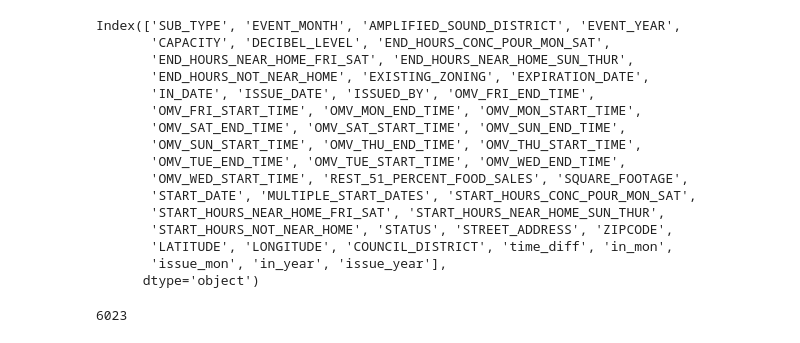
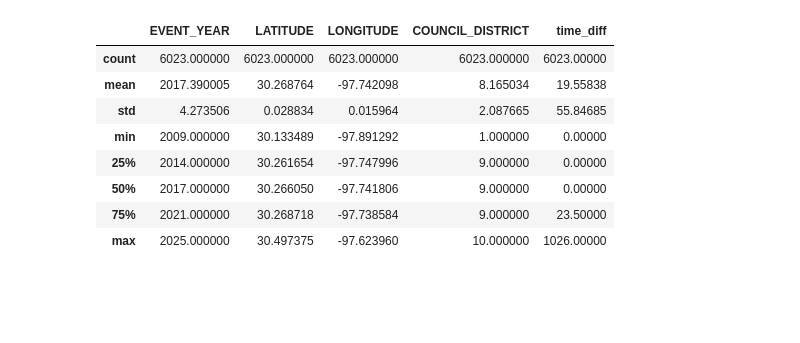
Before and after one commit to dysonspheres/soundOrdinanceProject, a Jupyter notebook: zipcode.ipynb, the cells around one changed output. Cells and saved outputs as stored; diff of their text form; code cells hidden in the pictures; blank space fills up the shorter version.

```diff
--- a/zipcode.ipynb
+++ b/zipcode.ipynb
@@ -4,26 +5,25 @@ import sklearn
 # %%
 df = pd.read_csv("df_times_cleaned.csv")
-df.columns
+
+clean_df = df.drop(columns=['CAPACITY', 'END_HOURS_CONC_POUR_MON_SAT', 'END_HOURS_NEAR_HOME_FRI_SAT','END_HOURS_NEAR_HOME_SUN_THUR',
+                            'END_HOURS_NOT_NEAR_HOME', 'OMV_FRI_END_TIME','OMV_FRI_START_TIME', 'OMV_MON_END_TIME', 'OMV_MON_START_TIME',
+                            'OMV_SAT_END_TIME', 'OMV_SAT_START_TIME', 'OMV_SUN_END_TIME','OMV_SUN_START_TIME', 'OMV_THU_END_TIME',
+                            'OMV_THU_START_TIME','OMV_TUE_END_TIME', 'DECIBEL_LEVEL','OMV_TUE_START_TIME','OMV_WED_END_TIME','OMV_WED_START_TIME',
+                            'SQUARE_FOOTAGE','START_HOURS_CONC_POUR_MON_SAT','START_HOURS_NEAR_HOME_FRI_SAT','START_HOURS_NEAR_HOME_SUN_THUR',
+                            'START_HOURS_NOT_NEAR_HOME', 'STATUS', 'ISSUED_BY', 'STREET_ADDRESS', 'EXPIRATION_DATE', 'EVENT_MONTH',
+                             'in_year', 'in_mon', 'issue_mon', 'issue_year']) # data leakage
+#clean_df['EXPIRATION_DATE'].value_counts()
+# 1. Define your target and features
+#X = df.drop(columns=['time_diff'])  # features
+#y = df['time_diff']  # target
+clean_df.describe()
 # %% [output]
-Index(['SUB_TYPE', 'EVENT_MONTH', 'AMPLIFIED_SOUND_DISTRICT', 'EVENT_YEAR',
-       'CAPACITY', 'DECIBEL_LEVEL', 'END_HOURS_CONC_POUR_MON_SAT',
-       'END_HOURS_NEAR_HOME_FRI_SAT', 'END_HOURS_NEAR_HOME_SUN_THUR',
-       'END_HOURS_NOT_NEAR_HOME', 'EXISTING_ZONING', 'EXPIRATION_DATE',
-       'IN_DATE', 'ISSUE_DATE', 'ISSUED_BY', 'OMV_FRI_END_TIME',
-       'OMV_FRI_START_TIME', 'OMV_MON_END_TIME', 'OMV_MON_START_TIME',
-       'OMV_SAT_END_TIME', 'OMV_SAT_START_TIME', 'OMV_SUN_END_TIME',
-       'OMV_SUN_START_TIME', 'OMV_THU_END_TIME', 'OMV_THU_START_TIME',
-       'OMV_TUE_END_TIME', 'OMV_TUE_START_TIME', 'OMV_WED_END_TIME',
-       'OMV_WED_START_TIME', 'REST_51_PERCENT_FOOD_SALES', 'SQUARE_FOOTAGE',
-       'START_DATE', 'MULTIPLE_START_DATES', 'START_HOURS_CONC_POUR_MON_SAT',
-       'START_HOURS_NEAR_HOME_FRI_SAT', 'START_HOURS_NEAR_HOME_SUN_THUR',
-       'START_HOURS_NOT_NEAR_HOME', 'STATUS', 'STREET_ADDRESS', 'ZIPCODE',
-       'LATITUDE', 'LONGITUDE', 'COUNCIL_DISTRICT', 'time_diff', 'in_mon',
-       'issue_mon', 'in_year', 'issue_year'],
-      dtype='object')
+|  | EVENT_YEAR | LATITUDE | LONGITUDE | COUNCIL_DISTRICT | time_diff |
+| count | 6023.000000 | 6023.000000 | 6023.000000 | 6023.000000 | 6023.00000 |
+| mean | 2017.390005 | 30.268764 | -97.742098 | 8.165034 | 19.55838 |
+| std | 4.273506 | 0.028834 | 0.015964 | 2.087665 | 55.84685 |
+| min | 2009.000000 | 30.133489 | -97.891292 | 1.000000 | 0.00000 |
+| 25% | 2014.000000 | 30.261654 | -97.747996 | 9.000000 | 0.00000 |
+| 50% | 2017.000000 | 30.266050 | -97.741806 | 9.000000 | 0.00000 |
+| 75% | 2021.000000 | 30.268718 | -97.738584 | 9.000000 | 23.50000 |
+| max | 2025.000000 | 30.497375 | -97.623960 | 10.000000 | 1026.00000 |
-# %%
-df_encoded = pd.get_dummies(df['ZIPCODE'], prefix='ZIP', drop_first=True)
-
-df_encoded.shape[0] # this is just the zipcodes
-# %% [output]
-6023
```
Also changed, not shown: parts of 9 cells of this notebook.
